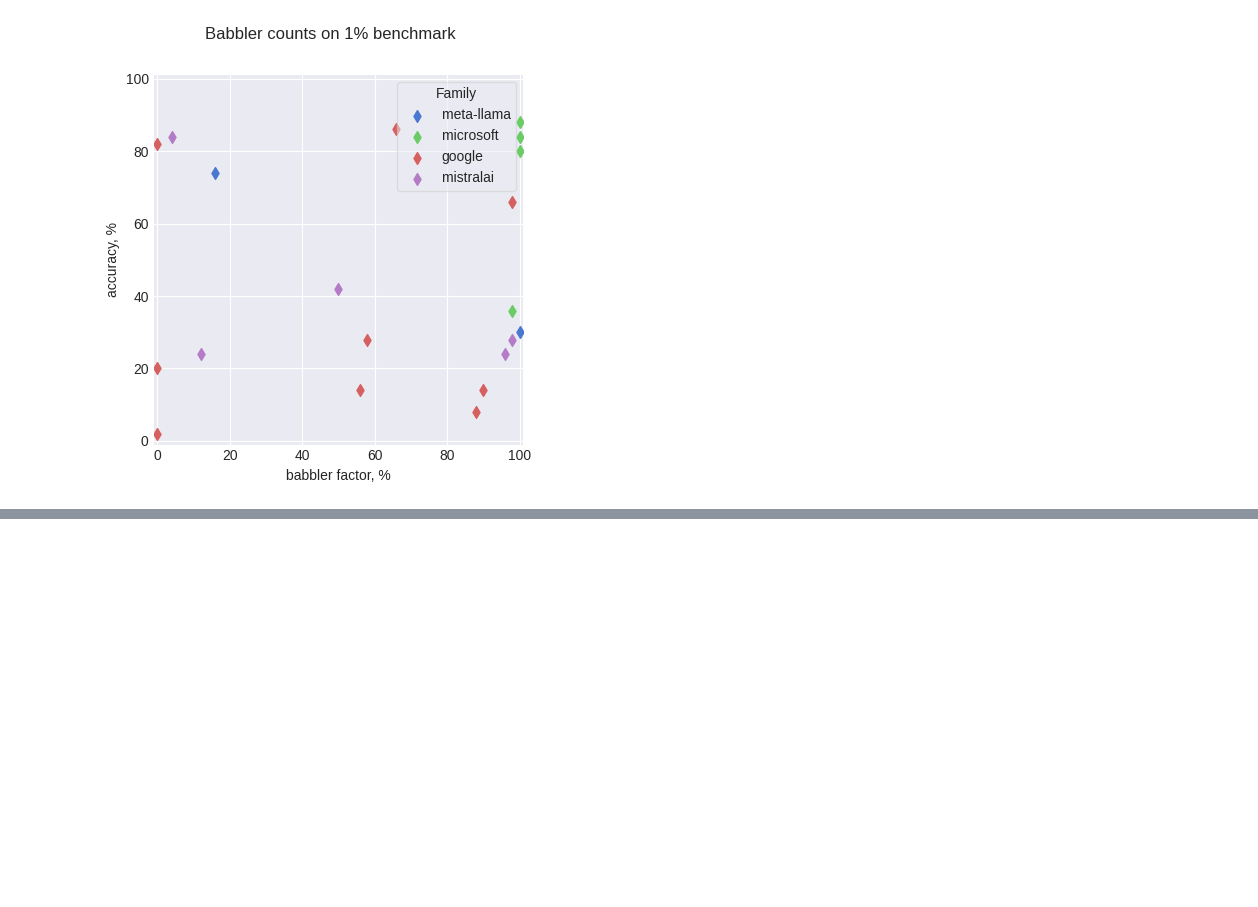
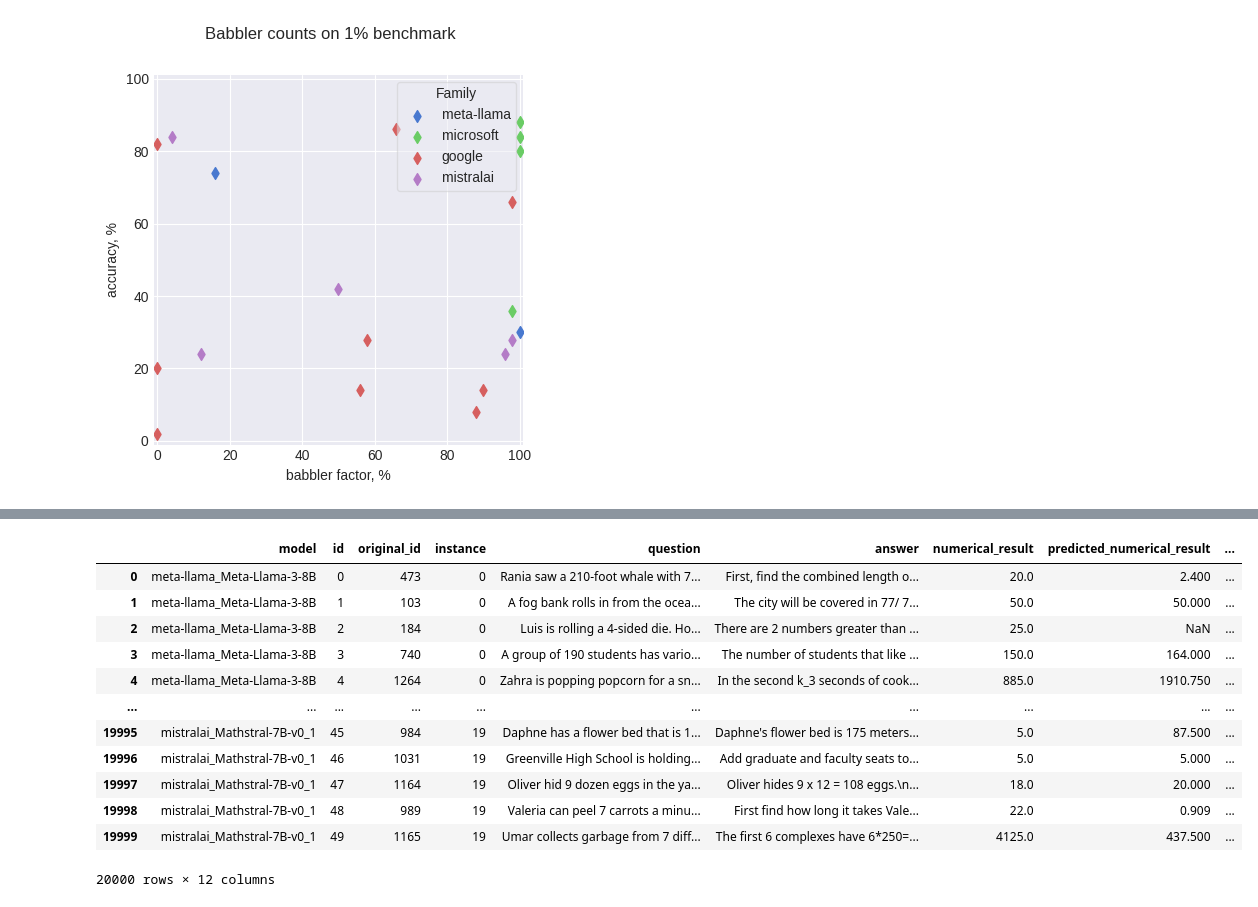
Before and after one commit to the-mysh/gsm-symbolic-benchmarking, a Jupyter notebook: notebooks/results_pres.ipynb, the cells around one changed output, grey strips where cells are left out. Cells and saved outputs as stored; diff of their text form; code cells hidden in the pictures; blank space fills up the shorter version.

```diff
--- a/notebooks/results_pres.ipynb
+++ b/notebooks/results_pres.ipynb
@@ -245,0 +246,16 @@ for i, c in enumerate(('accuracy', 'babbler percentage')):
+# %%
+results_sep_main.full_data
+# %% [output]
+|  | model | id | original_id | instance | question | answer | numerical_result | predicted_numerical_result | ... |
+| 0 | meta-llama_Meta-Llama-3-8B | 0 | 473 | 0 | Rania saw a 210-foot whale with 7... | First, find the combined length o... | 20.0 | 2.400 | ... |
+| 1 | meta-llama_Meta-Llama-3-8B | 1 | 103 | 0 | A fog bank rolls in from the ocea... | The city will be covered in 77/ 7... | 50.0 | 50.000 | ... |
+| 2 | meta-llama_Meta-Llama-3-8B | 2 | 184 | 0 | Luis is rolling a 4-sided die. Ho... | There are 2 numbers greater than ... | 25.0 | NaN | ... |
+| 3 | meta-llama_Meta-Llama-3-8B | 3 | 740 | 0 | A group of 190 students has vario... | The number of students that like ... | 150.0 | 164.000 | ... |
+| 4 | meta-llama_Meta-Llama-3-8B | 4 | 1264 | 0 | Zahra is popping popcorn for a sn... | In the second k_3 seconds of cook... | 885.0 | 1910.750 | ... |
+| ... | ... | ... | ... | ... | ... | ... | ... | ... | ... |
+| 19995 | mistralai_Mathstral-7B-v0_1 | 45 | 984 | 19 | Daphne has a flower bed that is 1... | Daphne's flower bed is 175 meters... | 5.0 | 87.500 | ... |
+| 19996 | mistralai_Mathstral-7B-v0_1 | 46 | 1031 | 19 | Greenville High School is holding... | Add graduate and faculty seats to... | 5.0 | 5.000 | ... |
+| 19997 | mistralai_Mathstral-7B-v0_1 | 47 | 1164 | 19 | Oliver hid 9 dozen eggs in the ya... | Oliver hides 9 x 12 = 108 eggs.\n... | 18.0 | 20.000 | ... |
+| 19998 | mistralai_Mathstral-7B-v0_1 | 48 | 989 | 19 | Valeria can peel 7 carrots a minu... | First find how long it takes Vale... | 22.0 | 0.909 | ... |
+| 19999 | mistralai_Mathstral-7B-v0_1 | 49 | 1165 | 19 | Umar collects garbage from 7 diff... | The first 6 complexes have 6*250=... | 4125.0 | 437.500 | ... |
+20000 rows × 12 columns
```
Also changed, not shown: parts of 15 cells of this notebook, 1 other file.
